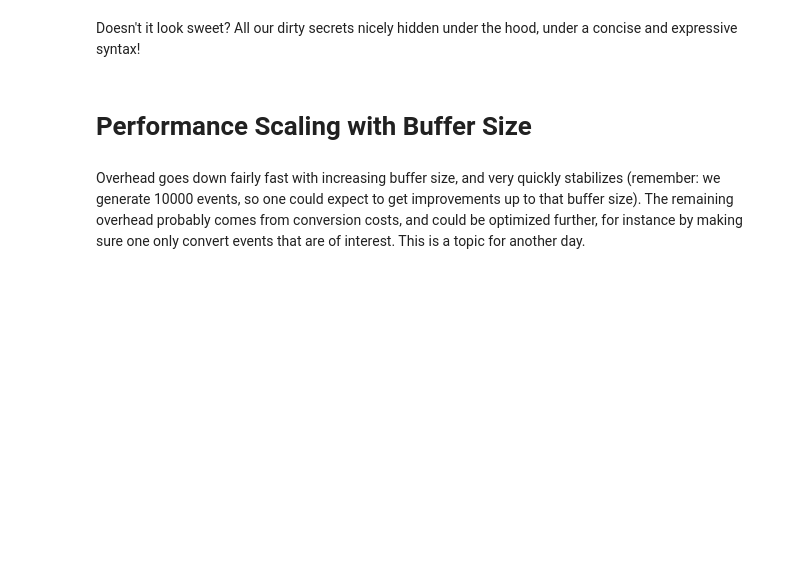
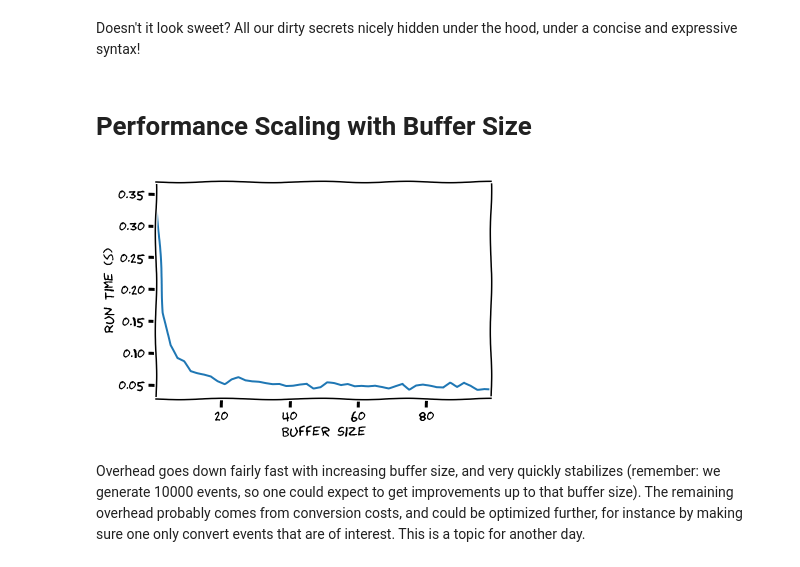
Before and after one commit to DannyYDT/fast-python-java-api, a Jupyter notebook: python/notebooks/001_NaiveEventHandler.ipynb, the cells around one changed output. Saved outputs shown, nothing was run; the diff lists cells and outputs as text; code cells hidden in the pictures; blank space fills up the shorter version.

```diff
--- a/python/notebooks/001_NaiveEventHandler.ipynb
+++ b/python/notebooks/001_NaiveEventHandler.ipynb
@@ -357,11 +357,15 @@ for buffer_size in buffer_sizes:
     stopwatch.end(setting="pb buffered python scale", n_agents=N_AGENTS, n_time_steps=N_TIME_STEPS, buffer_size=buffer_size)
 # %%
 with plt.xkcd(scale=0.7):
-    stopwatch.to_frame().query('setting == "pb buffered python scale" and buffer_size < 100')\
+    stopwatch.to_frame().query('setting == "pb buffered python scale"')\
         .groupby('buffer_size')['time']\
         .mean()\
         .reset_index()\
         .sort_values('buffer_size')\
-        .plot('buffer_size', 'time')
+        .plot('buffer_size', 'time', legend=None)
+    plt.xlabel('Buffer Size')
+    plt.ylabel('Run Time (s)')
+# %% [output]
+[figure, added]
 # %% [markdown]
 Overhead goes down fairly fast with increasing buffer size, and very quickly stabilizes (remember: we generate 10000 events, so one could expect to get improvements up to that buffer size). The remaining overhead probably comes from conversion costs, and could be optimized further, for instance by making sure one only convert events that are of interest. This is a topic for another day.
```
